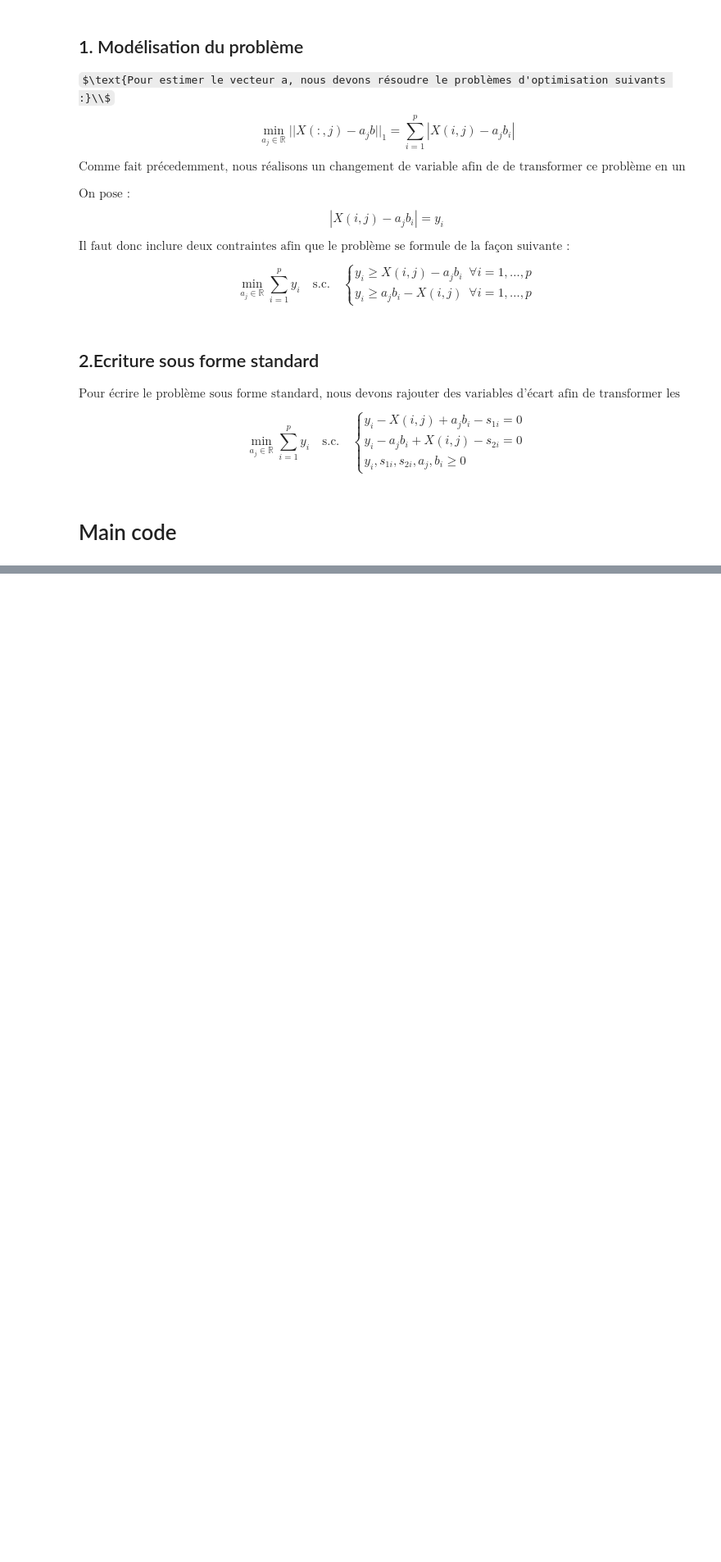
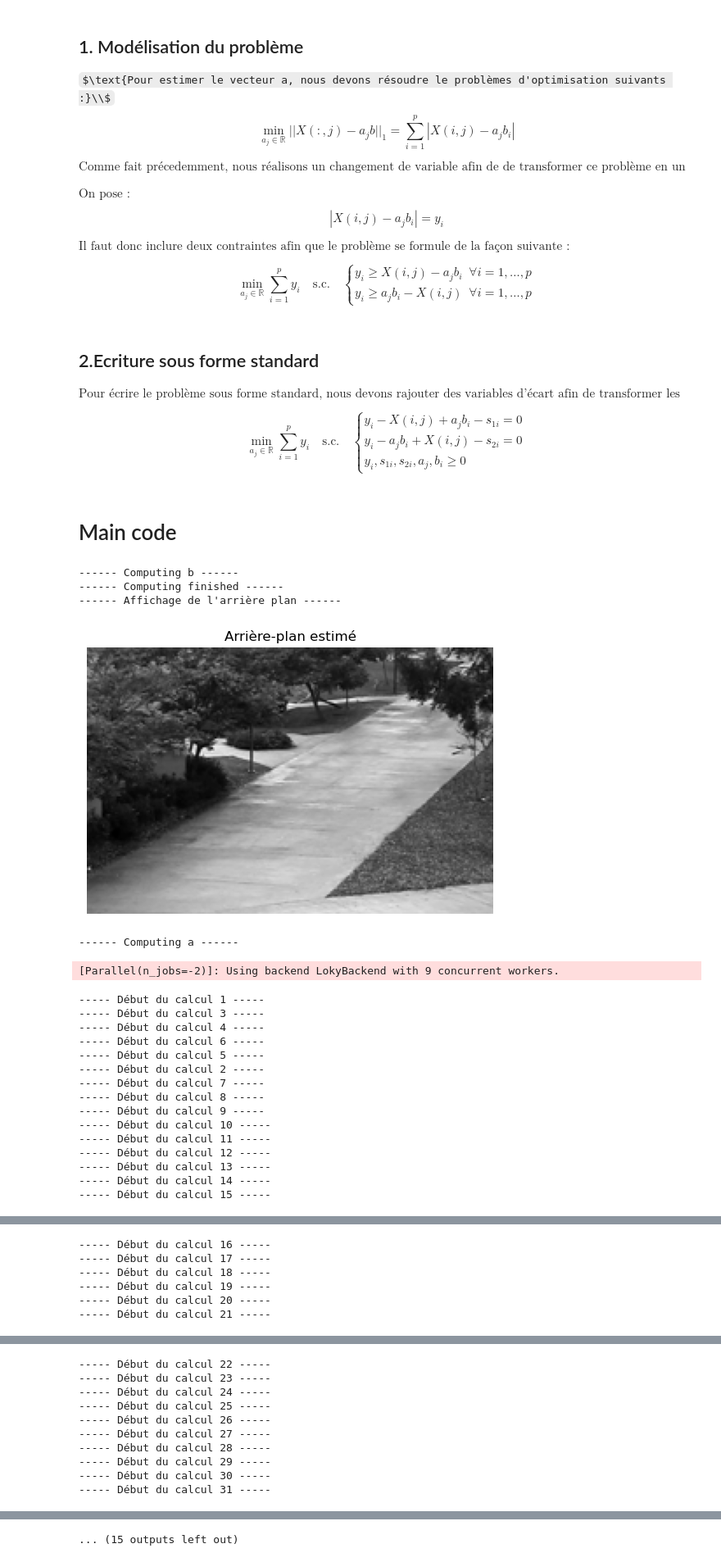
Before and after one commit to Rouxy42/Background-Removal-in-a-Video, a Jupyter notebook: codes/BackgroundRemoval.ipynb, the cells around one changed output, grey strips where cells are left out. Shown at 82% size. Drawn from its saved outputs; the diff is of its cells as text; code cells hidden in the pictures; some formulas as TeX source; blank space fills up the shorter version.

```diff
--- a/codes/BackgroundRemoval.ipynb
+++ b/codes/BackgroundRemoval.ipynb
@@ -16,19 +16,21 @@ data = loadmat("pedsX_il.mat")
 
 # Exemple : accéder à une variable
 X = np.array(data["X"])  # convertir en ndarray pour sécurité
+
+# On pose nos variables
+p = len(X[:, 0]) # Taille du vecteur image (35263)
+t = len(X[0, :]) # 100 images pour avoir une vidéo
+
 X_transposed = X.T
-X2 = X.reshape(232, 152, 100).T
+X2 = X.reshape(232, 152, t).T
 X2 = 1 - X2
 # Ici, on a récupéré la big matrice avec les images vectorisées (X c'est la vidéo)
+
 #On normalise la matrice
 X2_norm = (X2 - np.min(X2)) / (np.max(X2) - np.min(X2))
 X2_final = (X2_norm * 255).astype(np.uint8)
 
 imageio.mimsave("video2.mp4", X2_final, format='ffmpeg', fps=10, codec='libx264')
-
-# On pose nos variables
-p = len(X[:, 0]) # Taille du vecteur image (35263)
-t = 100   # 100 images pour avoir une vidéo
 # %% [output]
 IMAGEIO FFMPEG_WRITER WARNING: input image is not divisible by macro_block_size=16, resizing from (232, 152) to (240, 160) to ensure video compatibility with most codecs and players. To prevent resizi ...
 # %% [markdown]
@@ -73,7 +75,7 @@ $$
 ### Création des structures pour le problème :
 $$\min{c^{T}x} \quad \text{tq} \quad Ax = b$$
 # %%
-def compute_b(c,a=np.ones(100),bounds=[[0,None] for _ in range(3*t + 2)]):
+def compute_b(c,a,bounds=[[0,None] for _ in range(3*t + 2)]):
 
     print("------ Computing b ------")
 
@@ -192,18 +194,23 @@ def compute_a(c,b,bounds=[[None, None]] + [[0, None] for _ in range(3*p)]):
 # %% [markdown]
 # Main code
 # %%
+#iter = int(input("Nombre d'itérations : "))
+
+
 #Calcul de b
 
 # Coefficients (coûts) de la fonction objectif
 c = np.zeros(3*t + 2)  # c contient tous les y_j
 c[2:2+t] = 1           # leur coeff vaut 1 et les s_j, b = 0
 
-b_opt = compute_b(c=c)
+a_init=np.ones(t)
+
+b_opt = compute_b(c, a_init)
 
 np.save("b_opt_results2.npy", b_opt)
 b_opt = np.load("b_opt_results2.npy")
 
-#On affiche l'arrière-plan
+print("------ Affichage de l'arrière plan ------\n")
 background = b_opt.reshape((232, 152)).T
 background = 1 - background
 plt.imshow(background, cmap='gray')
@@ -217,33 +224,55 @@ plt.show()
 c2 = np.zeros(3*p + 1) #p ~ 35 000
 c2[1:1+p] = 1
 
 # Sauvegarde dans un fichier persistant (même si tu redémarres le kernel)
-a_opt=compute_a(c=c2)
+a_opt=compute_a(c2,b_opt)
 
 np.save("a_opt_results2.npy", a_opt)
 a_opt = np.load("a_opt_results2.npy")
 
-t = np.linspace(0, 1, 100)
-plt.plot(t, a_opt, marker="o", linestyle='-')
+abscisse = np.linspace(0, 1, t)
+plt.plot(abscisse, a_opt, marker="o", linestyle='-')
 plt.show()
 
 #On choisit l'avant-plan que l'on veut afficher en modulant i
 i = 75
 framea = (X[:,i] - b_opt*a_opt[i]).reshape((232, 152)).T
 framea = 1 - framea
 plt.imshow(framea, cmap='gray')
 plt.title(f"Avant-plan estimé - Image {i+1}")
 plt.axis('off')
 plt.show()
 
 #Reconstitution de la vidéo
 frames = []
 for i in range(100):
     frame = (X[:,i] - b_opt*a_opt[i]).reshape((232, 152)).T
     frame = 1 - frame
     frames.append(frame)
 
 output_filename = "foreground_video2.mp4"
 fps = 10
 
 imageio.mimsave(output_filename, frames, format='ffmpeg', fps=fps, codec='libx264')
+# %% [output]
+------ Computing b ------
+------ Computing finished ------
+------ Affichage de l'arrière plan ------
+[figure, added]
+------ Computing a ------
+[Parallel(n_jobs=-2)]: Using backend LokyBackend with 9 concurrent workers.
+----- Début du calcul 1 -----
+----- Début du calcul 3 -----
+----- Début du calcul 4 -----
+----- Début du calcul 6 -----
+----- Début du calcul 5 -----
+----- Début du calcul 2 -----
+----- Début du calcul 7 -----
+----- Début du calcul 8 -----
+----- Début du calcul 9 -----
+----- Début du calcul 10 -----
+----- Début du calcul 11 -----
+----- Début du calcul 12 -----
+----- Début du calcul 13 -----
+----- Début du calcul 14 -----
+----- Début du calcul 15 -----
@@ -249,0 +280,6 @@ imageio.mimsave(output_filename, frames, format='ffmpeg', fps=fps, codec='libx26
+----- Début du calcul 16 -----
+----- Début du calcul 17 -----
+----- Début du calcul 18 -----
+----- Début du calcul 19 -----
+----- Début du calcul 20 -----
+----- Début du calcul 21 -----
@@ -249,0 +287,10 @@ imageio.mimsave(output_filename, frames, format='ffmpeg', fps=fps, codec='libx26
+----- Début du calcul 22 -----
+----- Début du calcul 23 -----
+----- Début du calcul 24 -----
+----- Début du calcul 25 -----
+----- Début du calcul 26 -----
+----- Début du calcul 27 -----
+----- Début du calcul 28 -----
+----- Début du calcul 29 -----
+----- Début du calcul 30 -----
+----- Début du calcul 31 -----
@@ -249,0 +308 @@ imageio.mimsave(output_filename, frames, format='ffmpeg', fps=fps, codec='libx26
+... (15 outputs left out)
```
Also changed, not shown: parts of 2 cells of this notebook, 1 other file.
